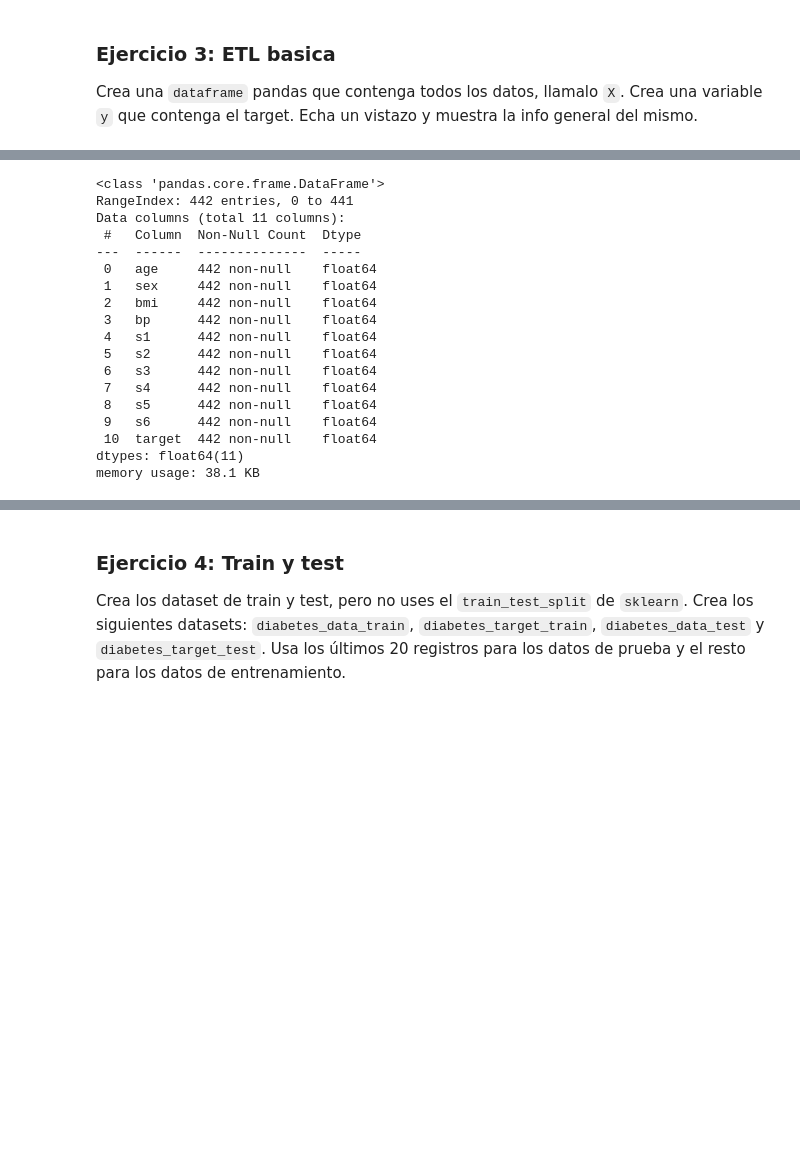
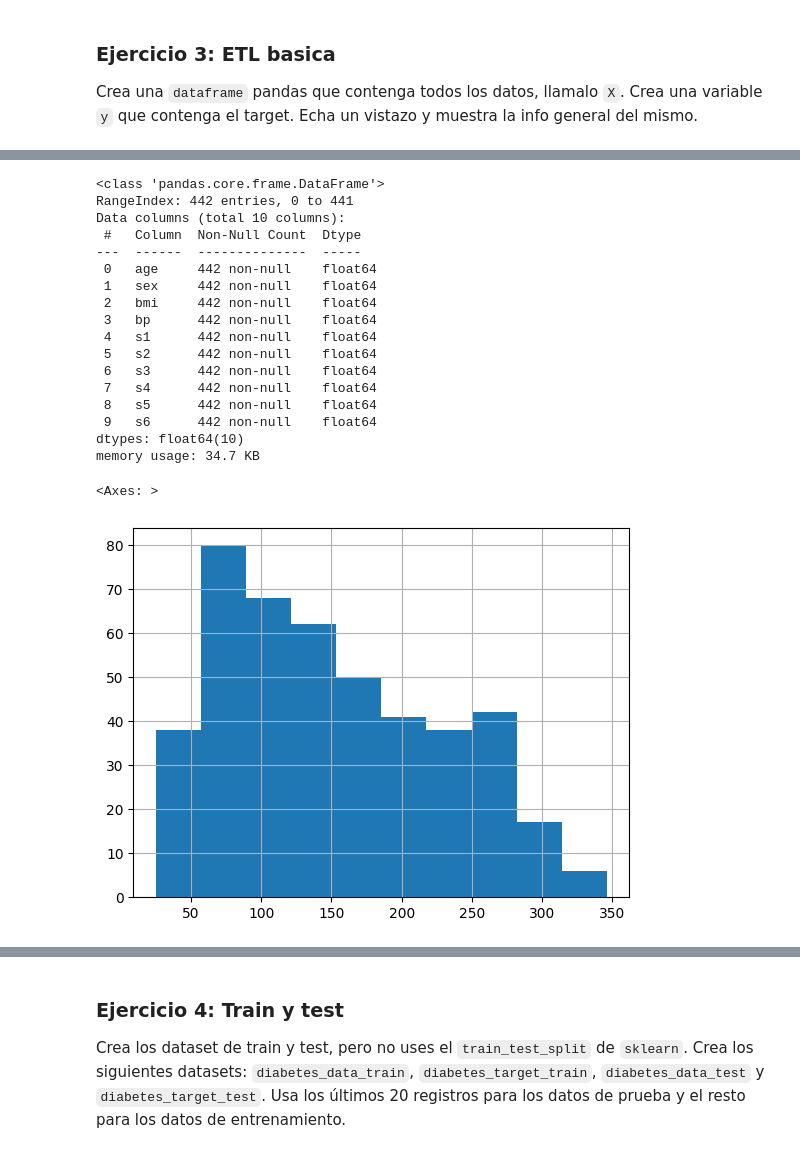
Before and after one commit to eleacos/DS-Online-Elena-Acosta, a Jupyter notebook: 04_Machine_Learning/Sprint_10/Unidad_01_ML_Supervisado_Regresion_Lineal_Regularizacion/02_Ejercicios_Workout/13_Ejercicios_Modelado_RL.ipynb, the cells around one changed output, grey strips where cells are left out. Drawn from its saved outputs; the diff is of its cells as text; code cells hidden in the pictures; blank space fills up the shorter version.

```diff
--- a/04_Machine_Learning/Sprint_10/Unidad_01_ML_Supervisado_Regresion_Lineal_Regularizacion/02_Ejercicios_Workout/13_Ejercicios_Modelado_RL.ipynb
+++ b/04_Machine_Learning/Sprint_10/Unidad_01_ML_Supervisado_Regresion_Lineal_Regularizacion/02_Ejercicios_Workout/13_Ejercicios_Modelado_RL.ipynb
@@ -12,10 +12,8 @@ La solución a los mismos las tienes ya, intenta no mirarlos de primeras pero no
 Importa los paquetes y módulos que necesites a lo largo del notebook
 # %%
 import pandas as pd
-import numpy as np
 import matplotlib.pyplot as plt
 import seaborn as sns
-sns.set_style('whitegrid')
 # %% [markdown]
 El objetivo de los ejercicios es hacer un modelado de regresión lineal sobre el dataset de datos sobre diabetes de `sklearn`. Sigue las instrucciones cuando sea necesario para poder continuar
 # %% [markdown]
@@ -89,10 +118,5 @@ Data son las features y target es la variable target (quantitative measure of di
 
 Crea una `dataframe` pandas que contenga todos los datos, llamalo `X`. Crea una variable `y` que contenga el target. Echa un vistazo y muestra la info general del mismo.
 # %%
-# Convert the dataset to a DataFrame
-diabetes_df = pd.DataFrame(data= diabetes.data, columns=diabetes.feature_names)
-
-# Add target variable to the DataFrame
-diabetes_df["target"] = diabetes["target"]
-
-diabetes_df.head()
+X = pd.DataFrame(data=diabetes['data'],columns=diabetes['feature_names'])
+y = pd.Series(diabetes['target'])
@@ -106,9 +123,9 @@ diabetes_df.head()
 # %%
-diabetes_df.info()
+X.info()
 # %% [output]
 <class 'pandas.core.frame.DataFrame'>
 RangeIndex: 442 entries, 0 to 441
-Data columns (total 11 columns):
+Data columns (total 10 columns):
  #   Column  Non-Null Count  Dtype
 ---  ------  --------------  -----
  0   age     442 non-null    float64
@@ -121,6 +138,5 @@ Data columns (total 11 columns):
  7   s4      442 non-null    float64
  8   s5      442 non-null    float64
  9   s6      442 non-null    float64
- 10  target  442 non-null    float64
-dtypes: float64(11)
-memory usage: 38.1 KB
+dtypes: float64(10)
+memory usage: 34.7 KB
@@ -130,3 +142,0 @@ X = diabetes_df.iloc[:,:-1]
-# %%
-# Crear variable "y" que contiene el target
-y = diabetes_df["target"]
@@ -132,0 +146,5 @@ y = diabetes_df["target"]
+# %%
+y.hist()
+# %% [output]
+<Axes: >
+[figure, added]
```
Also changed, not shown: parts of 59 cells of this notebook.
